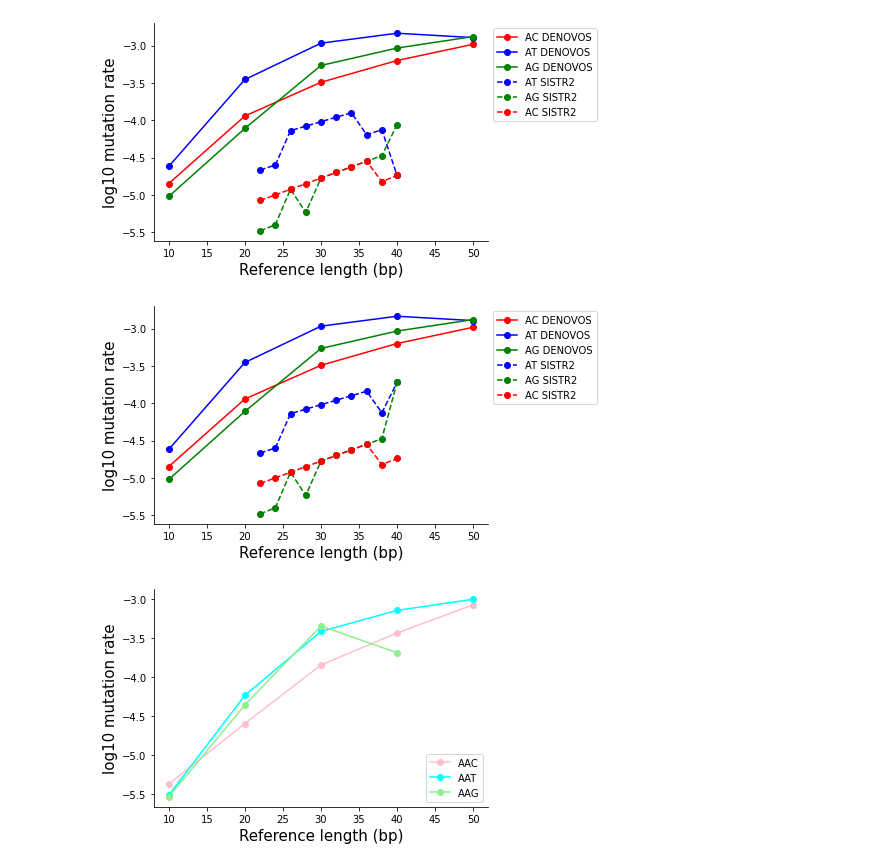
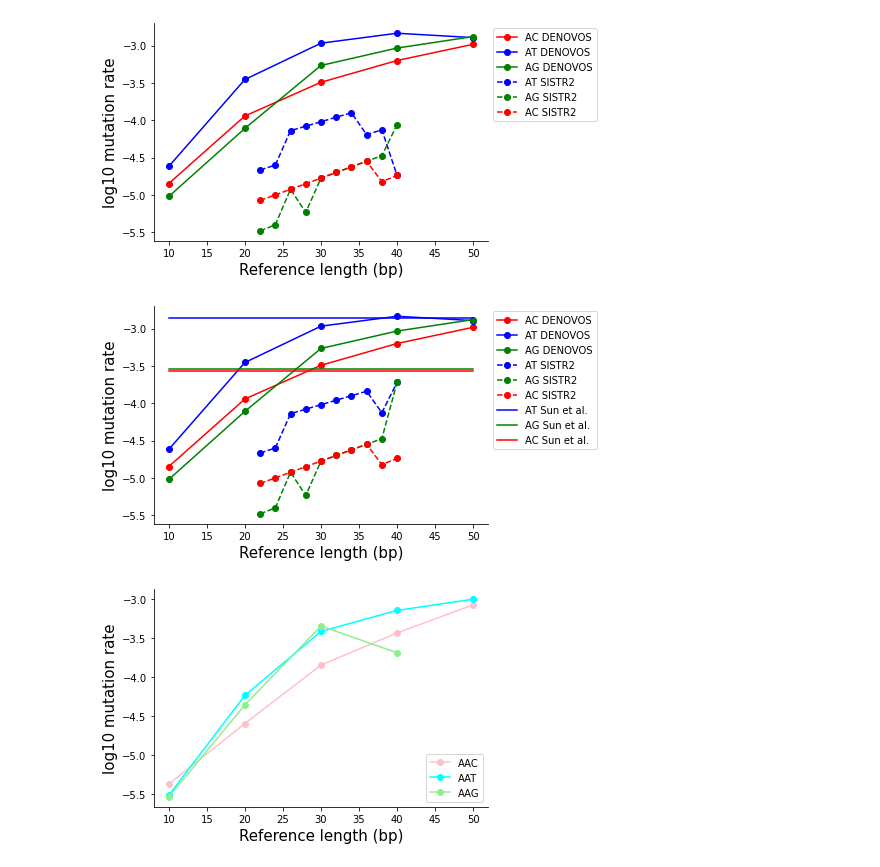
Before and after one commit to BonnieCSE/STRSelection, a Jupyter notebook: figures/SupplementalFigure_SSC_DENOVOS.ipynb, the cells around one changed output. Saved outputs shown, nothing was run; the diff lists cells and outputs as text; code cells hidden in the pictures.

```diff
--- a/figures/SupplementalFigure_SSC_DENOVOS.ipynb
+++ b/figures/SupplementalFigure_SSC_DENOVOS.ipynb
@@ -168,6 +168,7 @@ for motif in ["AC","AT","AG"]:
     ax.plot(lenbins[:-1], np.log10(muts), color=mcolors[motif], label=motif+' DENOVOS', marker="o")
 
 x = np.arange(22, 42, 2)
+x_sun_et_al = [10, 50]
 y_AT = []
 y_AC = []
 y_AG = []
@@ -197,34 +198,38 @@ y_AG.append(getMuList([19], 10**-5, 0.15, 6, 2)[0])
 y_AG.append(getMuList([20], 10**-4.2, 0.12, 6, 2)[0])
 
 # AC - eeeeeeeeff
 y_AC.append(getMuList([11], 10**-5, 0.15, 6, 2)[0])
 y_AC.append(getMuList([12], 10**-5, 0.15, 6, 2)[0])
 y_AC.append(getMuList([13], 10**-5, 0.15, 6, 2)[0])
 y_AC.append(getMuList([14], 10**-5, 0.15, 6, 2)[0])
 y_AC.append(getMuList([15], 10**-5, 0.15, 6, 2)[0])
 y_AC.append(getMuList([16], 10**-5, 0.15, 6, 2)[0])
 y_AC.append(getMuList([17], 10**-5, 0.15, 6, 2)[0])
 y_AC.append(getMuList([18], 10**-5, 0.15, 6, 2)[0])
 y_AC.append(getMuList([19], 10**-5.4, 0.165, 6, 2)[0])
 y_AC.append(getMuList([20], 10**-5.4, 0.165, 6, 2)[0])
 
 ax.plot(x,y_AT, color='blue',marker = 'o',linestyle='dashed',label='AT SISTR2')
 ax.plot(x,y_AG, color='green',marker = 'o',linestyle='dashed',label='AG SISTR2')
 ax.plot(x,y_AC, color='red',marker = 'o',linestyle='dashed',label='AC SISTR2')
 
+ax.plot(x_sun_et_al,[np.log10(12.0/8760)]*2, color='blue',label='AT Sun et al.') #-2.863322860120456
+ax.plot(x_sun_et_al,[np.log10(27.0/93352)]*2, color='green',label='AG Sun et al.') #-3.5387598626752186
+ax.plot(x_sun_et_al,[np.log10(1102.0/4063534)]*2, color='red',label='AC Sun et al.') #-3.566722303374144
+
 ax.set_xlabel("Reference length (bp)", size=15);
 ax.set_ylabel("log10 mutation rate", size=15);
 ax.legend(bbox_to_anchor=(1, 1))
 
 # Hide the right and top spines
 ax.spines['right'].set_visible(False)
 ax.spines['top'].set_visible(False)
 ax.yaxis.set_ticks_position('left')
 ax.xaxis.set_ticks_position('bottom');
 
 plt.savefig('/storage/BonnieH/selection_project/figures/supp_figures/ssc_denovos_v_sistr2_dinuc_mut_rate_median_setting.pdf',bbox_inches='tight')
 # %% [output]
-[figure, old version]
+[figure, new version]
 # %%
 # Trinuc
 fig = plt.figure()
```
Also changed, not shown: 3 other files.
